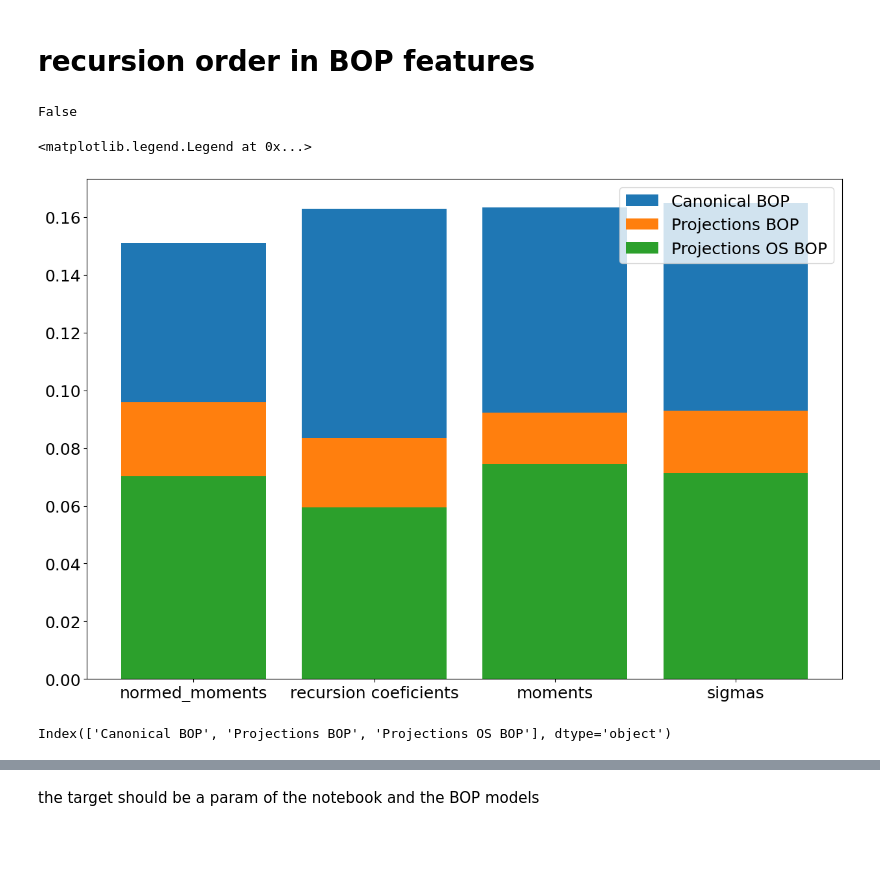
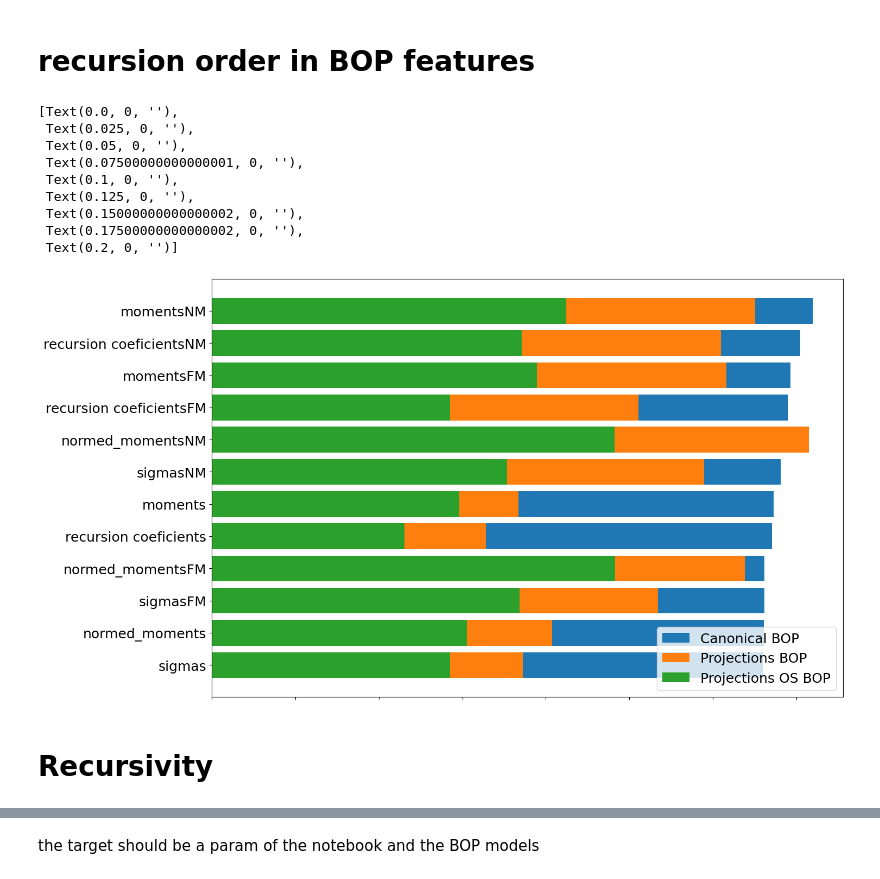
Before and after one commit to AIIMProject/MLFeMoTCPs, a Jupyter notebook: 07_MachineLearn.ipynb, the cells around one changed output, grey strips where cells are left out. Cells and saved outputs as stored; diff of their text form; code cells hidden in the pictures; blank space fills up the shorter version.

Commit message:
can do recursive but counting anbn double

```diff
--- a/07_MachineLearn.ipynb
+++ b/07_MachineLearn.ipynb
@@ -136,0 +129,2 @@ Features['dataset']
+# %%
+Features.update({model: pd.concat([Features['dataset']['Mag'], feature], axis=1) for model, feature in Features.items() if 'BOP' in model})
@@ -157,5 +167,5 @@ def score_fitted_model(fittedmodel, xtrain,  xtest, ytrain,ytest):
 # %% [markdown]
 # recursion order in BOP features
 # %%
-groups = {'moments':'^moments_.*0$','normed_moments':'^normed.*0', 'recursion coeficients':'an_.*0$|bn_.*0$',
-         'sigmas':'sigma.*_0'}
+groups = {'moments':'^moments_.*0$|Mag','normed_moments':'^normed.*0$|Mag', 'recursion coeficients':'an_.*0$|bn_.*0$|Mag',
+         'sigmas':'sigma.*_0|Mag'}
@@ -169,25 +174,53 @@ from itertools import product
-# %%
-('Canonical BOP', 'moments') in RMSE.keys()
-# %% [output]
-False
 # %%
 for (group, regex), (featurename, features) in product(groups.items(), Features.items()):
     if 'BOP' not in featurename:
         continue
     if (featurename, group) in RMSE.keys():
         continue
-    X = features.filter(regex=regex)
+    X = features.filter(regex=regex).dropna()
     model = RandomForestRegressor(random_state=42, max_depth = 20)
     xtrain, xtest, ytrain, ytest = train_test_split(X, BS['EF'][X.index], random_state=42)
     model.fit(xtrain, ytrain)
     RMSE[(featurename, group)] = score_fitted_model(model, xtrain, xtest, ytrain, ytest)
+
+for (group, regex), (featurename, features) in product(groups.items(), Features.items()):
+    if 'BOP' not in featurename:
+        continue
+    if (featurename+'FM', group) in RMSE.keys():
+        continue
+    X = features[features['Mag']==0].filter(regex=regex).dropna()
+    model = RandomForestRegressor(random_state=42, max_depth = 20)
+    xtrain, xtest, ytrain, ytest = train_test_split(X, BS['EF'][X.index], random_state=42)
+    model.fit(xtrain, ytrain)
+    RMSE[(featurename, group+'FM')] = score_fitted_model(model, xtrain, xtest, ytrain, ytest)
+
+for (group, regex), (featurename, features) in product(groups.items(), Features.items()):
+    if 'BOP' not in featurename:
+        continue
+    if (featurename+'NM', group) in RMSE.keys():
+        continue
+    X = features[features['Mag']==1].filter(regex=regex).dropna()
+    model = RandomForestRegressor(random_state=42, max_depth = 20)
+    xtrain, xtest, ytrain, ytest = train_test_split(X, BS['EF'][X.index], random_state=42)
+    model.fit(xtrain, ytrain)
+    RMSE[(featurename, group+'NM')] = score_fitted_model(model, xtrain, xtest, ytrain, ytest)
+
 dfRMSE = pd.DataFrame.from_dict(RMSE, orient='index').sort_values(by='test')
 # %%
 fig, ax = plt.subplots()
 colors = {'Canonical BOP': 'Blues',  'Projections BOP': 'greens', 'Projections OS BOP': ['green', 'ocean']}
 for group, scores  in dfRMSE.groupby(level=0):
-    ax.bar(scores.index.get_level_values(1), scores['test'], label=group)
+    ax.barh(scores.index.get_level_values(1), scores['test'], label=group)
 ax.legend()
+ax.set_xticklabels(ax.get_xticklabels(), rotation=90)
 # %% [output]
-<matplotlib.legend.Legend at 0x...>
+[Text(0.0, 0, ''),
+ Text(0.025, 0, ''),
+ Text(0.05, 0, ''),
+ Text(0.07500000000000001, 0, ''),
+ Text(0.1, 0, ''),
+ Text(0.125, 0, ''),
+ Text(0.15000000000000002, 0, ''),
+ Text(0.17500000000000002, 0, ''),
+ Text(0.2, 0, '')]
-[figure, old version]
+[figure, new version]
@@ -214,4 +227,2 @@ dfRMSE_recursive = pd.DataFrame.from_dict(RMSE_recursive, orient='index')#.sort_
-# %%
-dfRMSE_recursive.index.get_level_values(0).unique()
-# %% [output]
-Index(['Canonical BOP', 'Projections BOP', 'Projections OS BOP'], dtype='object')
+# %% [markdown]
+# Recursivity
```
Also changed, not shown: parts of 27 cells of this notebook.
